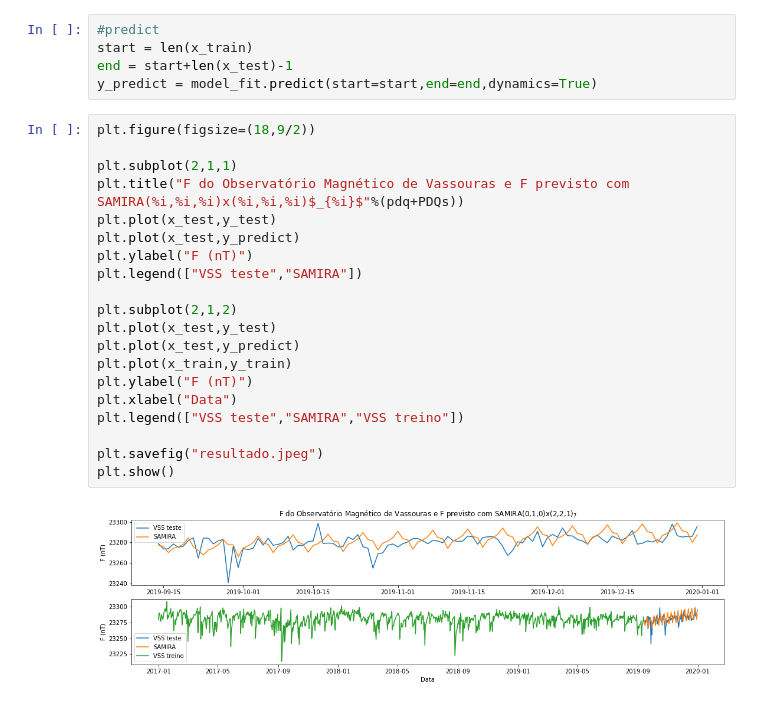
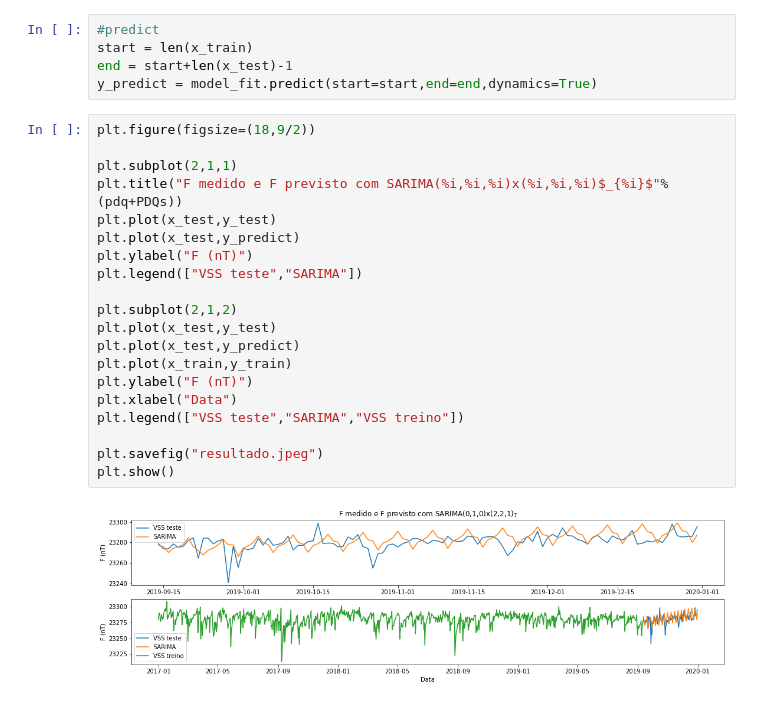
Before and after one commit to gdssouza/VSS_prediction, a Jupyter notebook: predict_SARIMA.ipynb, the cells around one changed output. Cells and saved outputs as stored; diff of their text form.

Commit message:
Atualizando imagem

```diff
--- a/predict_SARIMA.ipynb
+++ b/predict_SARIMA.ipynb
@@ -83,22 +83,22 @@ y_predict = model_fit.predict(start=start,end=end,dynamics=True)
 # %%
 plt.figure(figsize=(18,9/2))
 
 plt.subplot(2,1,1)
-plt.title("F do Observatório Magnético de Vassouras e F previsto com SAMIRA(%i,%i,%i)x(%i,%i,%i)$_{%i}$"%(pdq+PDQs))
+plt.title("F medido e F previsto com SARIMA(%i,%i,%i)x(%i,%i,%i)$_{%i}$"%(pdq+PDQs))
 plt.plot(x_test,y_test)
 plt.plot(x_test,y_predict)
 plt.ylabel("F (nT)")
-plt.legend(["VSS teste","SAMIRA"])
+plt.legend(["VSS teste","SARIMA"])
 
 plt.subplot(2,1,2)
 plt.plot(x_test,y_test)
 plt.plot(x_test,y_predict)
 plt.plot(x_train,y_train)
 plt.ylabel("F (nT)")
 plt.xlabel("Data")
-plt.legend(["VSS teste","SAMIRA","VSS treino"])
+plt.legend(["VSS teste","SARIMA","VSS treino"])
 
 plt.savefig("resultado.jpeg")
 plt.show()
 # %% [output]
-[figure, old version]
+[figure, new version]
```
Also changed, not shown: parts of 1 cell of this notebook, 1 other file.
